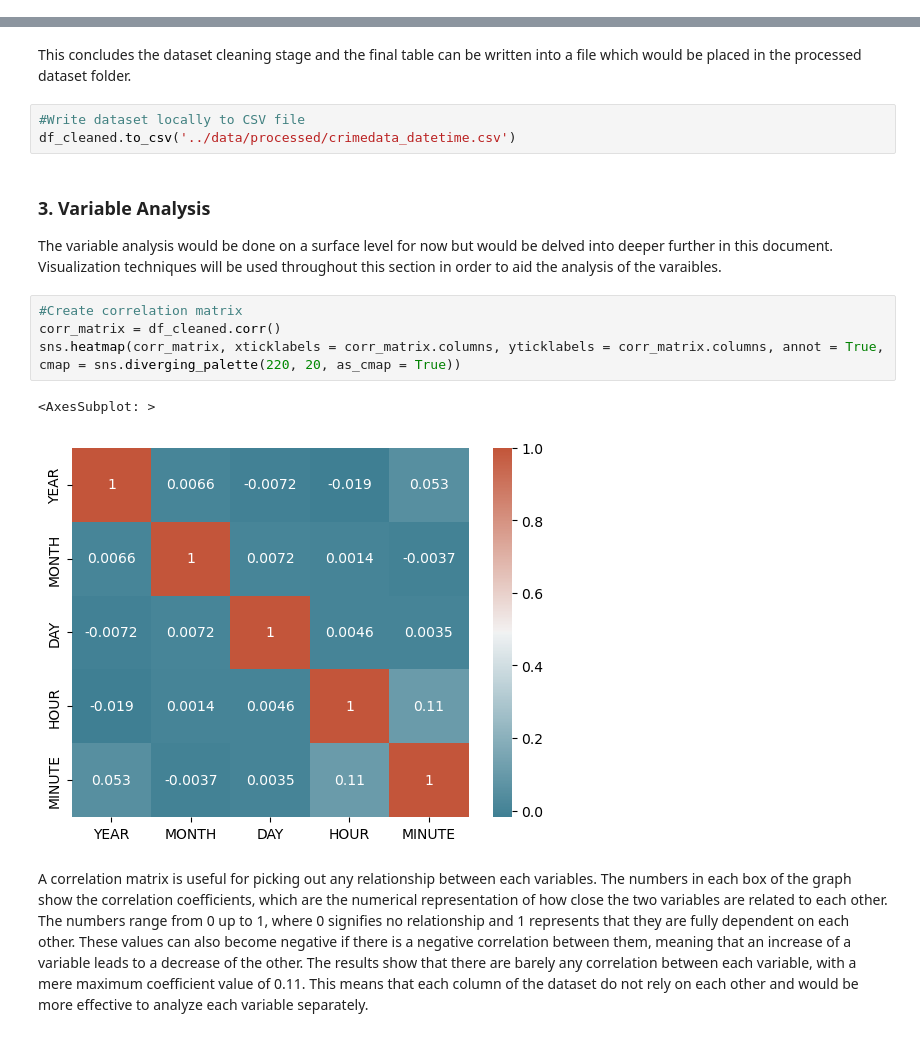
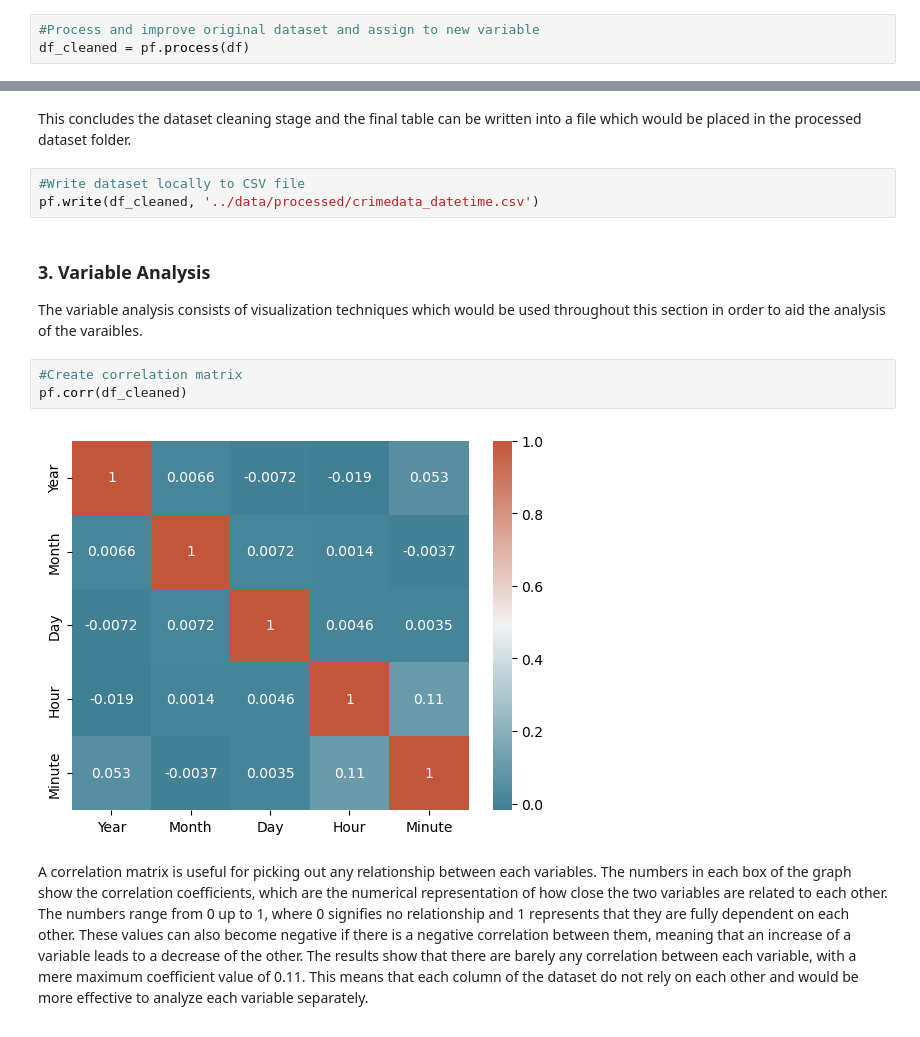
Before and after one commit to ubco-W2022T1-cosc301/project-group11, a Jupyter notebook: notebooks/analysis2.ipynb, the cells around one changed output, grey strips where cells are left out. Drawn from its saved outputs; the diff is of its cells as text.

```diff
--- a/notebooks/analysis2.ipynb
+++ b/notebooks/analysis2.ipynb
@@ -226,2 +107,5 @@ display(df_cleaned)
 # %% [markdown]
 The last step consists of removing rows with null values, however, it is previously known that there are no existing null values in the dataset, hence no further data altering would be required.
+# %%
+#Process and improve original dataset and assign to new variable
+df_cleaned = pf.process(df)
@@ -229,18 +127,16 @@ The last step consists of removing rows with null values, however, it is previou
 This concludes the dataset cleaning stage and the final table can be written into a file which would be placed in the processed dataset folder.
 # %%
 #Write dataset locally to CSV file
-df_cleaned.to_csv('../data/processed/crimedata_datetime.csv')
+pf.write(df_cleaned, '../data/processed/crimedata_datetime.csv')
 # %% [markdown]
 ### 3. Variable Analysis
 
-The variable analysis would be done on a surface level for now but would be delved into deeper further in this document. Visualization techniques will be used throughout this section in order to aid the analysis of the varaibles.
+The variable analysis consists of visualization techniques which would be used throughout this section in order to aid the analysis of the varaibles.
-# %%
-#Create correlation matrix
-corr_matrix = df_cleaned.corr()
-sns.heatmap(corr_matrix, xticklabels = corr_matrix.columns, yticklabels = corr_matrix.columns, annot = True, cmap = sns.diverging_palette(220, 20, as_cmap = True))
-# %% [output]
-<AxesSubplot: >
-[figure, removed]
+# %%
+#Create correlation matrix
+pf.corr(df_cleaned)
+# %% [output]
+[figure, added]
 # %% [markdown]
 A correlation matrix is useful for picking out any relationship between each variables. The numbers in each box of the graph show the correlation coefficients, which are the numerical representation of how close the two variables are related to each other. The numbers range from 0 up to 1, where 0 signifies no relationship and 1 represents that they are fully dependent on each other. These values can also become negative if there is a negative correlation between them, meaning that an increase of a variable leads to a decrease of the other. The results show that there are barely any correlation between each variable, with a mere maximum coefficient value of 0.11. This means that each column of the dataset do not rely on each other and would be more effective to analyze each variable separately.
 # %%
```
Also changed, not shown: parts of 39 cells of this notebook, 4 other files.
